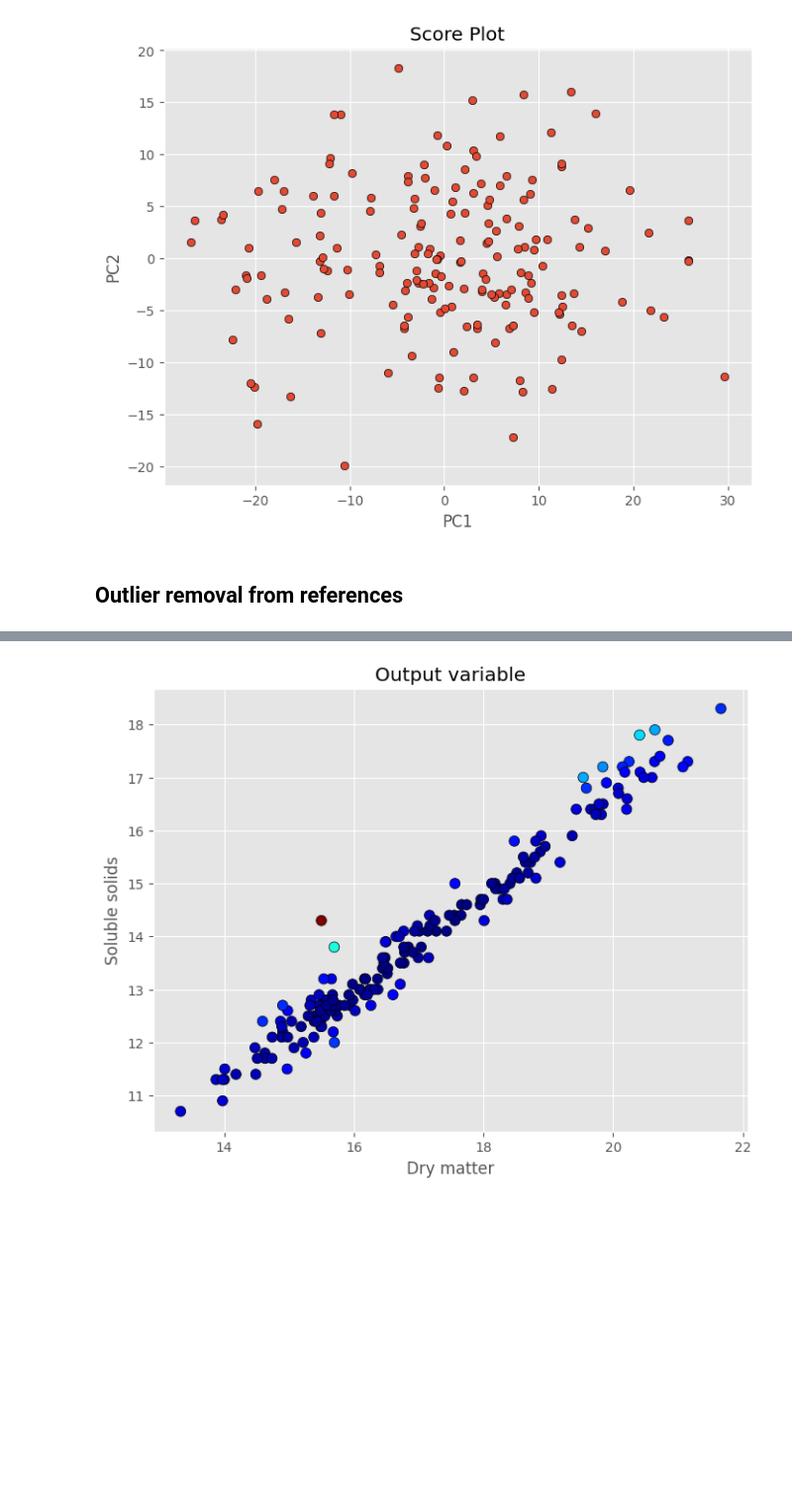
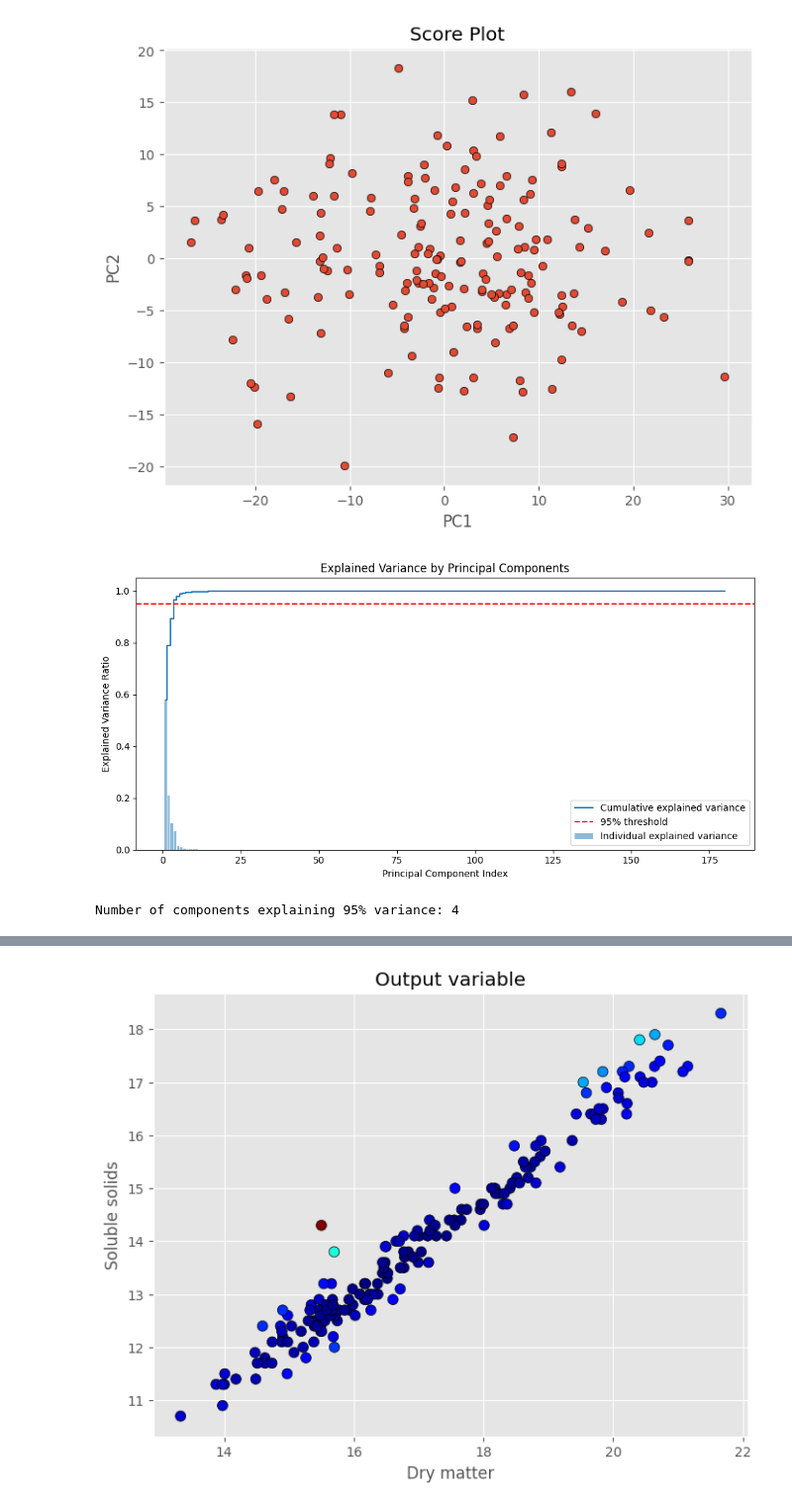
Before and after one commit to LizaGenke/Chemometric-approaches-to-hyperspectral-processing, a Jupyter notebook: spectral_analysis.ipynb, the cells around one changed output, grey strips where cells are left out. Shown at 99% size. Cells and saved outputs as stored; diff of their text form; code cells hidden in the pictures; blank space fills up the shorter version.

```diff
--- a/spectral_analysis.ipynb
+++ b/spectral_analysis.ipynb
@@ -19,11 +20,15 @@ Due to potential mishaps in our measurements or extraction of spectra per kiwi a
 from sklearn.decomposition import PCA
 from sklearn.preprocessing import StandardScaler
 import matplotlib.pyplot as plt
+import matplotlib.ticker as mtick
 
-pca = PCA()
+scaler = StandardScaler()
+scaled_data = scaler.fit_transform(kiwi_spectra)
+
+pca = PCA(random_state=42)
 
 # Run PCA on scaled data (since PCA is sensitive to feature scale) and obtain the scores array
-T = pca.fit_transform(StandardScaler().fit_transform(kiwi_spectra))
+T = pca.fit_transform(scaled_data)
 
 # Score plot of the first 2 PC
 fig = plt.figure(figsize=(8,6))
@@ -35,5 +40,23 @@ with plt.style.context(('ggplot')):
 plt.show()
 # %% [output]
 [figure]
-# %% [markdown]
-## Outlier removal from references
+# %%
+explained_var_ratio = pca.explained_variance_ratio_
+cumulative_var_ratio = np.cumsum(explained_var_ratio)
+
+plt.figure(figsize=(10, 5))
+plt.bar(range(1, len(explained_var_ratio)+1), explained_var_ratio, alpha=0.5, align='center', label='Individual explained variance')
+plt.step(range(1, len(cumulative_var_ratio)+1), cumulative_var_ratio, where='mid', label='Cumulative explained variance')
+plt.axhline(y=0.95, color='r', linestyle='--', label='95% threshold')
+plt.xlabel('Principal Component Index')
+plt.ylabel('Explained Variance Ratio')
+plt.title('Explained Variance by Principal Components')
+plt.legend(loc='best')
+plt.tight_layout()
+plt.show()
+
+n_components_95 = np.argmax(cumulative_var_ratio >= 0.95) + 1
+print(f"Number of components explaining 95% variance: {n_components_95}")
+# %% [output]
+[figure, added]
+Number of components explaining 95% variance: 4
```
Also changed, not shown: parts of 63 cells of this notebook, 3 other files.
